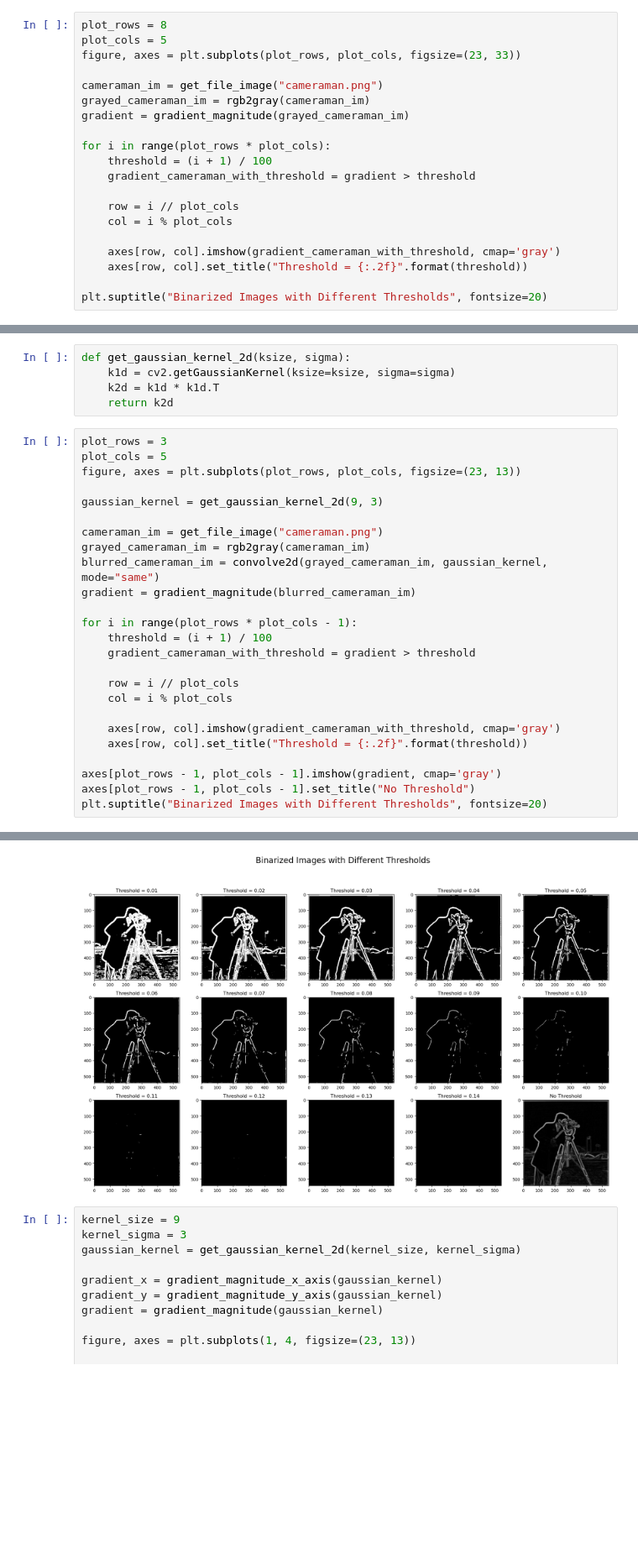
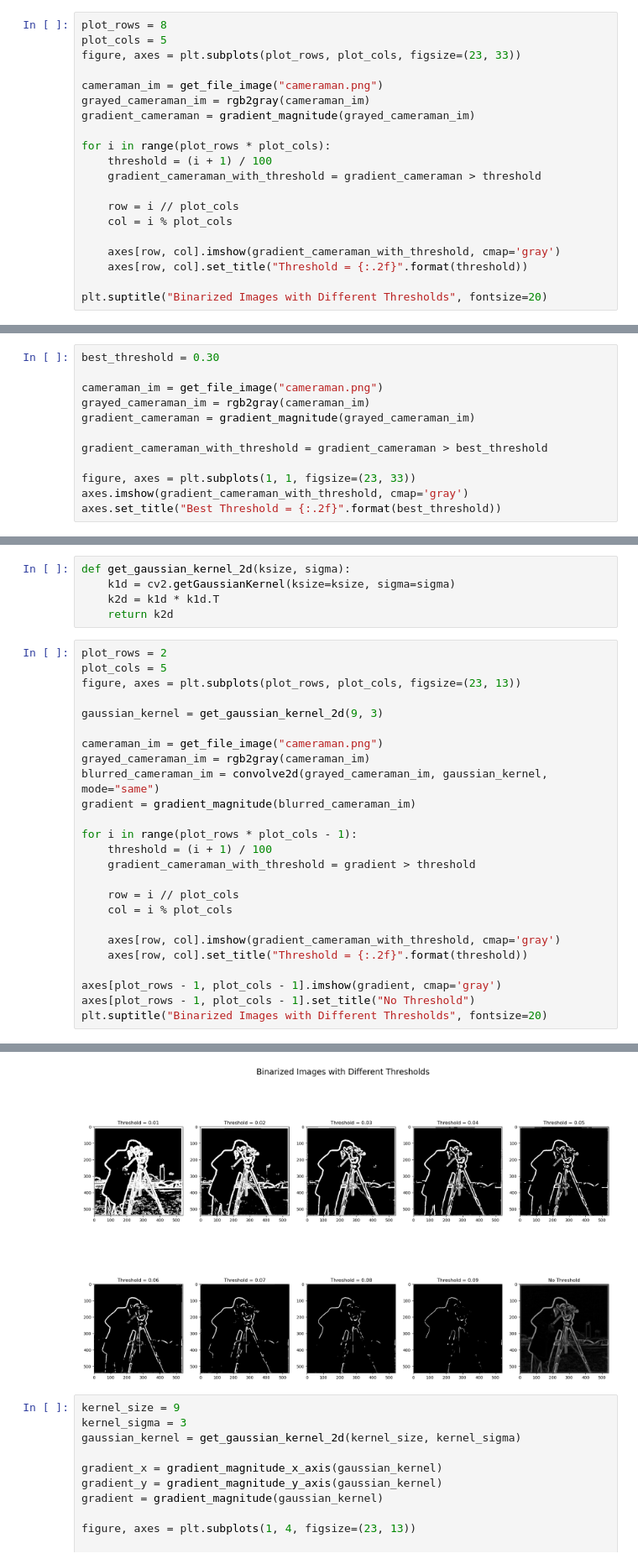
Before and after one commit to NAYCal/Image-Filters-Frequencies-, a Jupyter notebook: main.ipynb, the cells around one changed output, grey strips where cells are left out. Shown at 84% size. Saved outputs shown, nothing was run; the diff lists cells and outputs as text; blank space fills up the shorter version.

```diff
--- a/main.ipynb
+++ b/main.ipynb
@@ -133,11 +133,11 @@ figure, axes = plt.subplots(plot_rows, plot_cols, figsize=(23, 33))
 
 cameraman_im = get_file_image("cameraman.png")
 grayed_cameraman_im = rgb2gray(cameraman_im)
-gradient = gradient_magnitude(grayed_cameraman_im)
+gradient_cameraman = gradient_magnitude(grayed_cameraman_im)
 
 for i in range(plot_rows * plot_cols):
     threshold = (i + 1) / 100
-    gradient_cameraman_with_threshold = gradient > threshold
+    gradient_cameraman_with_threshold = gradient_cameraman > threshold
 
     row = i // plot_cols
     col = i % plot_cols
@@ -149,3 +149,15 @@ plt.suptitle("Binarized Images with Different Thresholds", fontsize=20)
 # %% [output]
 Text(0.5, 0.98, 'Binarized Images with Different Thresholds')
 [figure]
+# %%
+best_threshold = 0.30
+
+cameraman_im = get_file_image("cameraman.png")
+grayed_cameraman_im = rgb2gray(cameraman_im)
+gradient_cameraman = gradient_magnitude(grayed_cameraman_im)
+
+gradient_cameraman_with_threshold = gradient_cameraman > best_threshold
+
+figure, axes = plt.subplots(1, 1, figsize=(23, 33))
+axes.imshow(gradient_cameraman_with_threshold, cmap='gray')
+axes.set_title("Best Threshold = {:.2f}".format(best_threshold))
@@ -157,33 +172,33 @@ def get_gaussian_kernel_2d(ksize, sigma):
     k2d = k1d * k1d.T
     return k2d
 # %%
-plot_rows = 3
+plot_rows = 2
 plot_cols = 5
 figure, axes = plt.subplots(plot_rows, plot_cols, figsize=(23, 13))
 
 gaussian_kernel = get_gaussian_kernel_2d(9, 3)
 
 cameraman_im = get_file_image("cameraman.png")
 grayed_cameraman_im = rgb2gray(cameraman_im)
 blurred_cameraman_im = convolve2d(grayed_cameraman_im, gaussian_kernel, mode="same")
 gradient = gradient_magnitude(blurred_cameraman_im)
 
 for i in range(plot_rows * plot_cols - 1):
     threshold = (i + 1) / 100
     gradient_cameraman_with_threshold = gradient > threshold
 
     row = i // plot_cols
     col = i % plot_cols
 
     axes[row, col].imshow(gradient_cameraman_with_threshold, cmap='gray')
     axes[row, col].set_title("Threshold = {:.2f}".format(threshold))
 
 axes[plot_rows - 1, plot_cols - 1].imshow(gradient, cmap='gray')
 axes[plot_rows - 1, plot_cols - 1].set_title("No Threshold")
 plt.suptitle("Binarized Images with Different Thresholds", fontsize=20)
 # %% [output]
 Text(0.5, 0.98, 'Binarized Images with Different Thresholds')
-[figure, old version]
+[figure, new version]
 # %%
 kernel_size = 9
 kernel_sigma = 3
```
Also changed, not shown: parts of 1 cell of this notebook.
